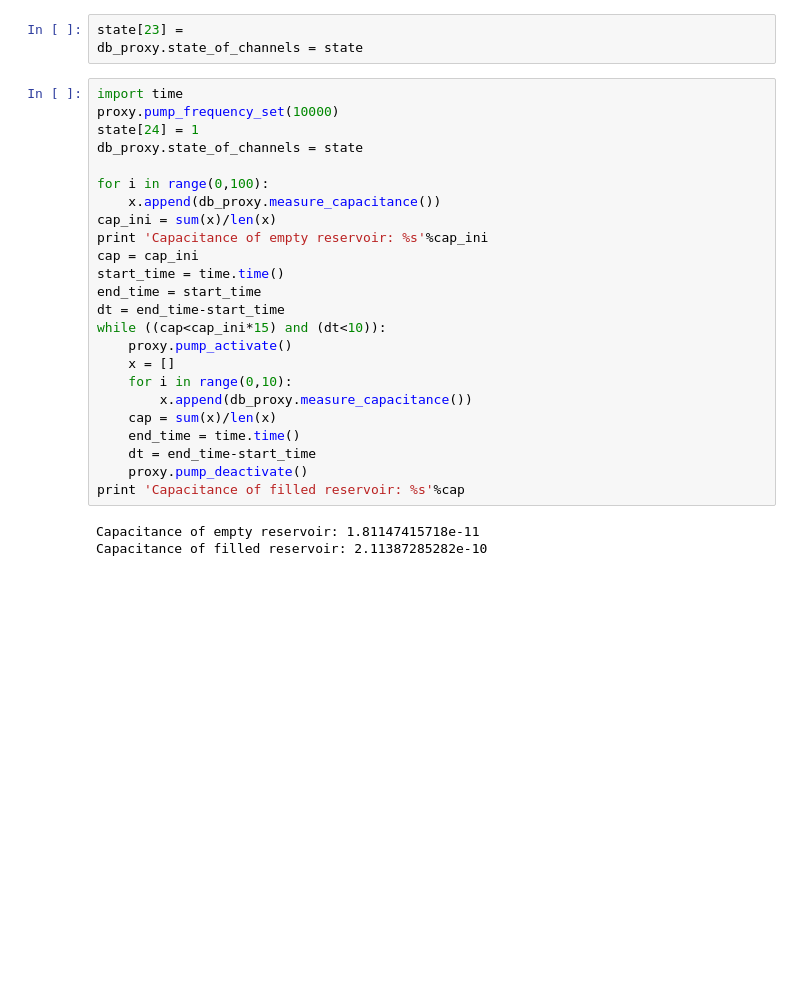
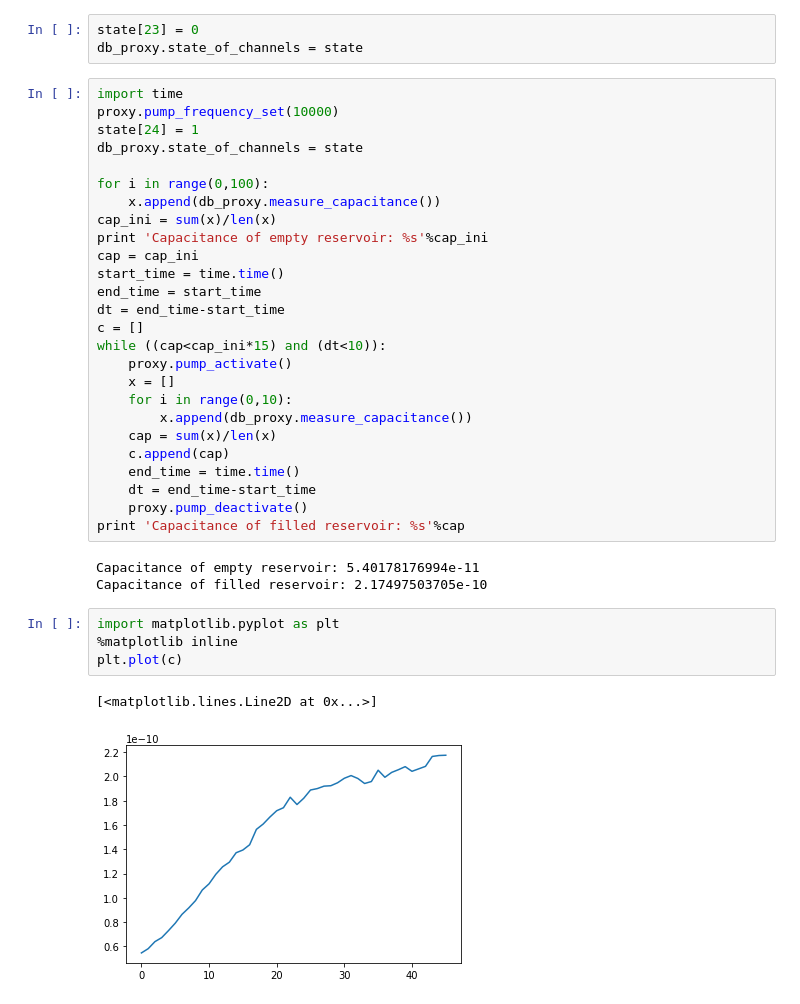
Before and after one commit to wheeler-microfluidics/mr-box-peripheral-board.py, a Jupyter notebook: mr_box_peripheral_board/notebooks/Auto_Pump.ipynb, the cells around one changed output. Cells and saved outputs as stored; diff of their text form; blank space fills up the shorter version.

Commit message:
Auto Dispense using Capacitance measurement [TODO] Include in mr_box_plugin

```diff
--- a/mr_box_peripheral_board/notebooks/Auto_Pump.ipynb
+++ b/mr_box_peripheral_board/notebooks/Auto_Pump.ipynb
@@ -99,5 +90,5 @@ ax.plot(capacitance)
 # %%
-state[23] =
+state[23] = 0
 db_proxy.state_of_channels = state
 # %%
 import time
@@ -113,16 +104,25 @@ cap = cap_ini
 start_time = time.time()
 end_time = start_time
 dt = end_time-start_time
+c = []
 while ((cap<cap_ini*15) and (dt<10)):
     proxy.pump_activate()
     x = []
     for i in range(0,10):
         x.append(db_proxy.measure_capacitance())
     cap = sum(x)/len(x)
+    c.append(cap)
     end_time = time.time()
     dt = end_time-start_time
     proxy.pump_deactivate()
 print 'Capacitance of filled reservoir: %s'%cap
 # %% [output]
-Capacitance of empty reservoir: 1.81147415718e-11
-Capacitance of filled reservoir: 2.11387285282e-10
+Capacitance of empty reservoir: 5.40178176994e-11
+Capacitance of filled reservoir: 2.17497503705e-10
+# %%
+import matplotlib.pyplot as plt
+%matplotlib inline
+plt.plot(c)
+# %% [output]
+[<matplotlib.lines.Line2D at 0x...>]
+[figure, added]
```
Also changed, not shown: parts of 6 cells of this notebook.
